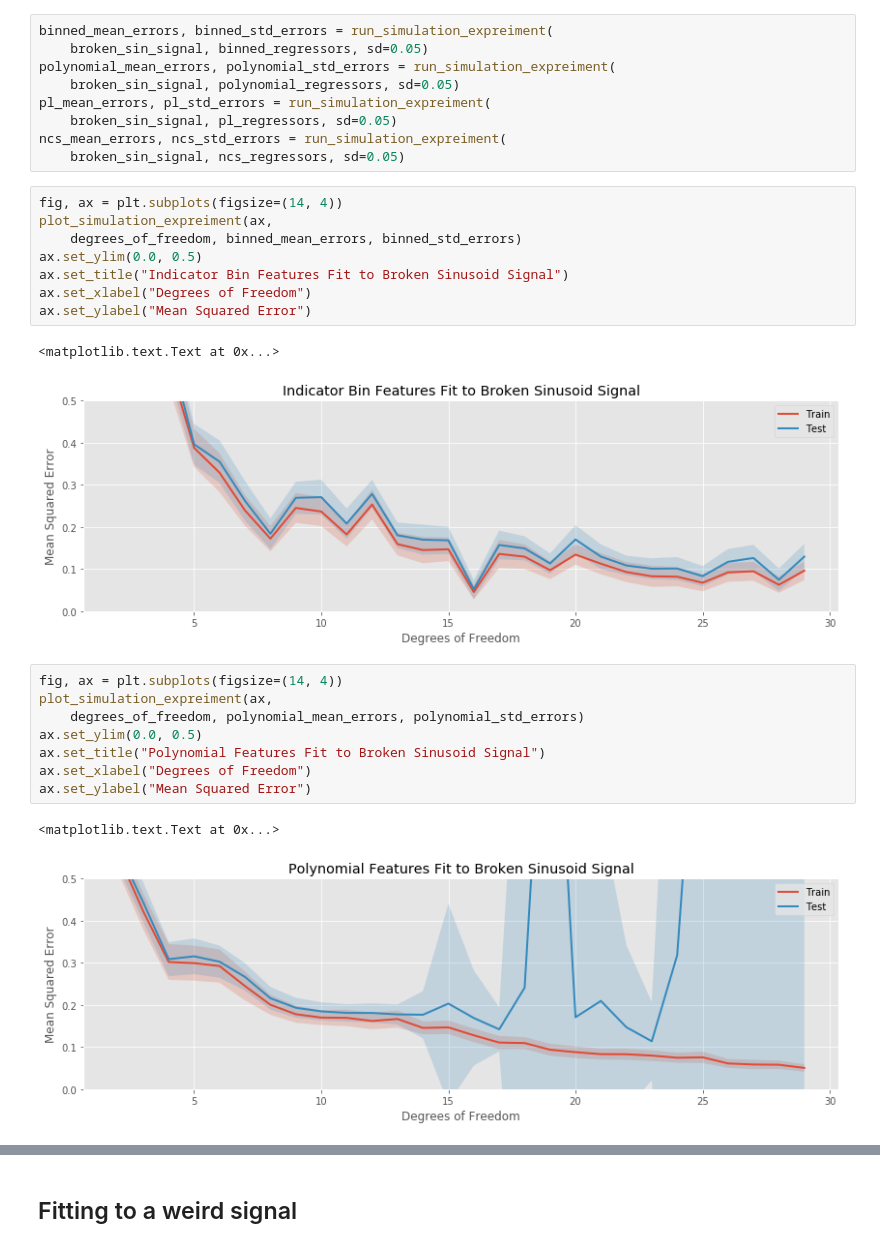
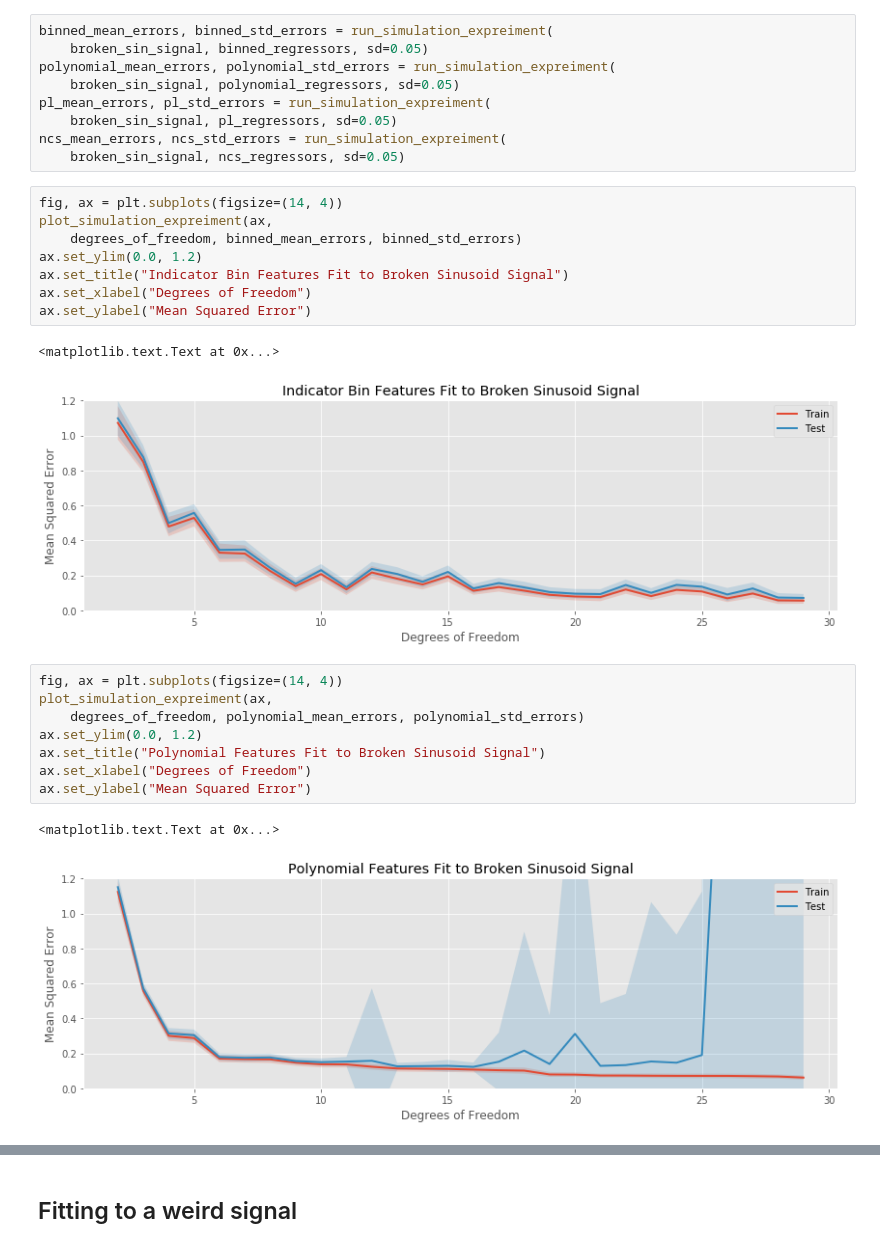
Before and after one commit to madrury/basis-expansions, a Jupyter notebook: basis-expansion-regressions.ipynb, the cells around one changed output, grey strips where cells are left out. Saved outputs shown, nothing was run; the diff lists cells and outputs as text.

Commit message:
Add new images with more simulations.

```diff
--- a/basis-expansion-regressions.ipynb
+++ b/basis-expansion-regressions.ipynb
@@ -632,25 +632,25 @@ ncs_mean_errors, ncs_std_errors = run_simulation_expreiment(
 # %%
 fig, ax = plt.subplots(figsize=(14, 4))
 plot_simulation_expreiment(ax,
     degrees_of_freedom, binned_mean_errors, binned_std_errors)
-ax.set_ylim(0.0, 0.5)
+ax.set_ylim(0.0, 1.2)
 ax.set_title("Indicator Bin Features Fit to Broken Sinusoid Signal")
 ax.set_xlabel("Degrees of Freedom")
 ax.set_ylabel("Mean Squared Error")
 # %% [output]
 <matplotlib.text.Text at 0x...>
-[figure, old version]
+[figure, new version]
 # %%
 fig, ax = plt.subplots(figsize=(14, 4))
 plot_simulation_expreiment(ax,
     degrees_of_freedom, polynomial_mean_errors, polynomial_std_errors)
-ax.set_ylim(0.0, 0.5)
+ax.set_ylim(0.0, 1.2)
 ax.set_title("Polynomial Features Fit to Broken Sinusoid Signal")
 ax.set_xlabel("Degrees of Freedom")
 ax.set_ylabel("Mean Squared Error")
 # %% [output]
 <matplotlib.text.Text at 0x...>
-[figure, old version]
+[figure, new version]
 # %%
 fig, ax = plt.subplots(figsize=(14, 4))
 plot_simulation_expreiment(ax,
```
Also changed, not shown: parts of 37 cells of this notebook, 14 other files.
